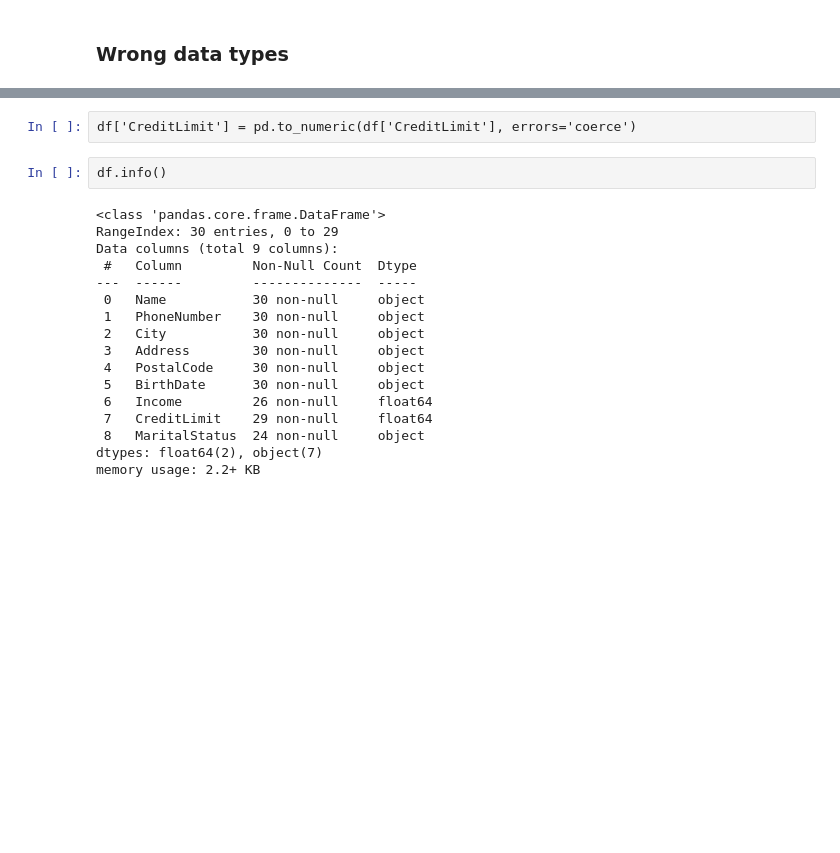
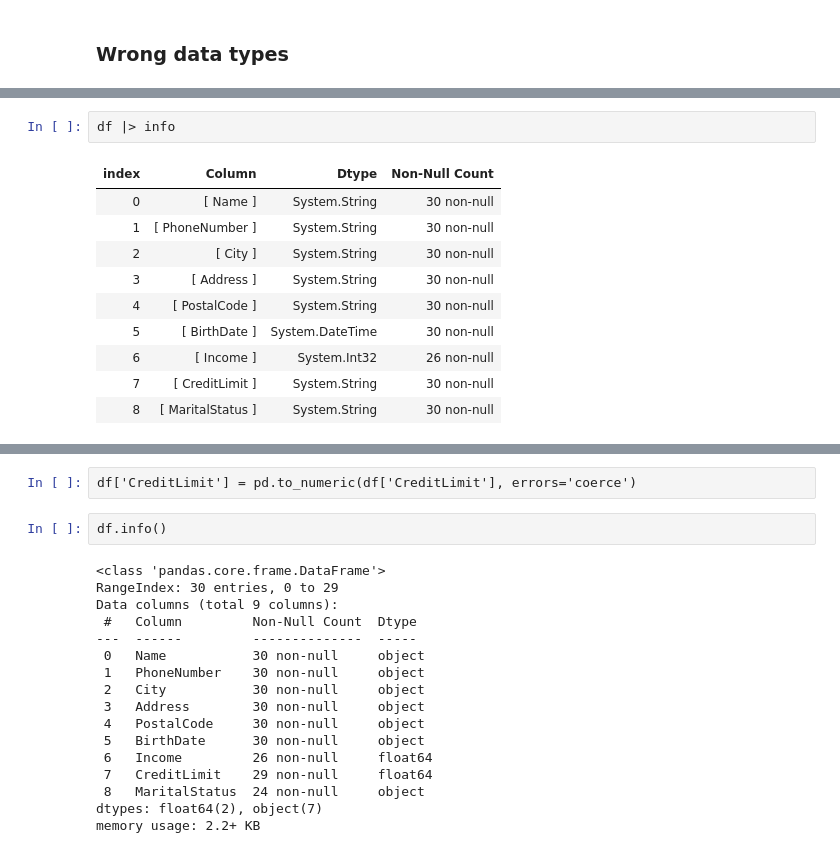
Before and after one commit to Alkasai/3250B, a Jupyter notebook: notebooks/[fsharp] Class1 - Class Exercises.ipynb, the cells around one changed output, grey strips where cells are left out. Drawn from its saved outputs; the diff is of its cells as text; blank space fills up the shorter version.

```diff
--- a/notebooks/[fsharp] Class1 - Class Exercises.ipynb
+++ b/notebooks/[fsharp] Class1 - Class Exercises.ipynb
@@ -31,2 +42,15 @@ df
+# %%
+df |> info
+# %% [output]
+| index | Column | Dtype | Non-Null Count |
+| 0 | [ Name ] | System.String | 30 non-null |
+| 1 | [ PhoneNumber ] | System.String | 30 non-null |
+| 2 | [ City ] | System.String | 30 non-null |
+| 3 | [ Address ] | System.String | 30 non-null |
+| 4 | [ PostalCode ] | System.String | 30 non-null |
+| 5 | [ BirthDate ] | System.DateTime | 30 non-null |
+| 6 | [ Income ] | System.Int32 | 26 non-null |
+| 7 | [ CreditLimit ] | System.String | 30 non-null |
+| 8 | [ MaritalStatus ] | System.String | 30 non-null |
 # %%
 df |> Frame.fillMissing Direction.Backward
```
Also changed, not shown: parts of 4 cells of this notebook, 1 other file.
